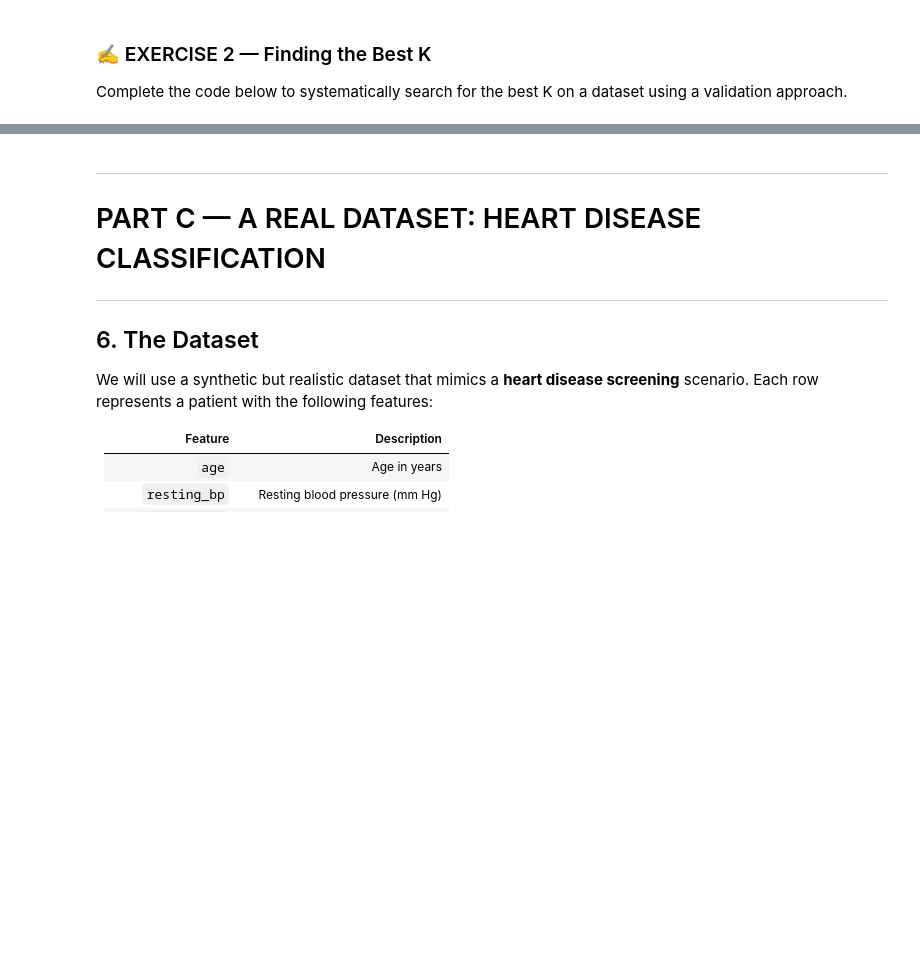
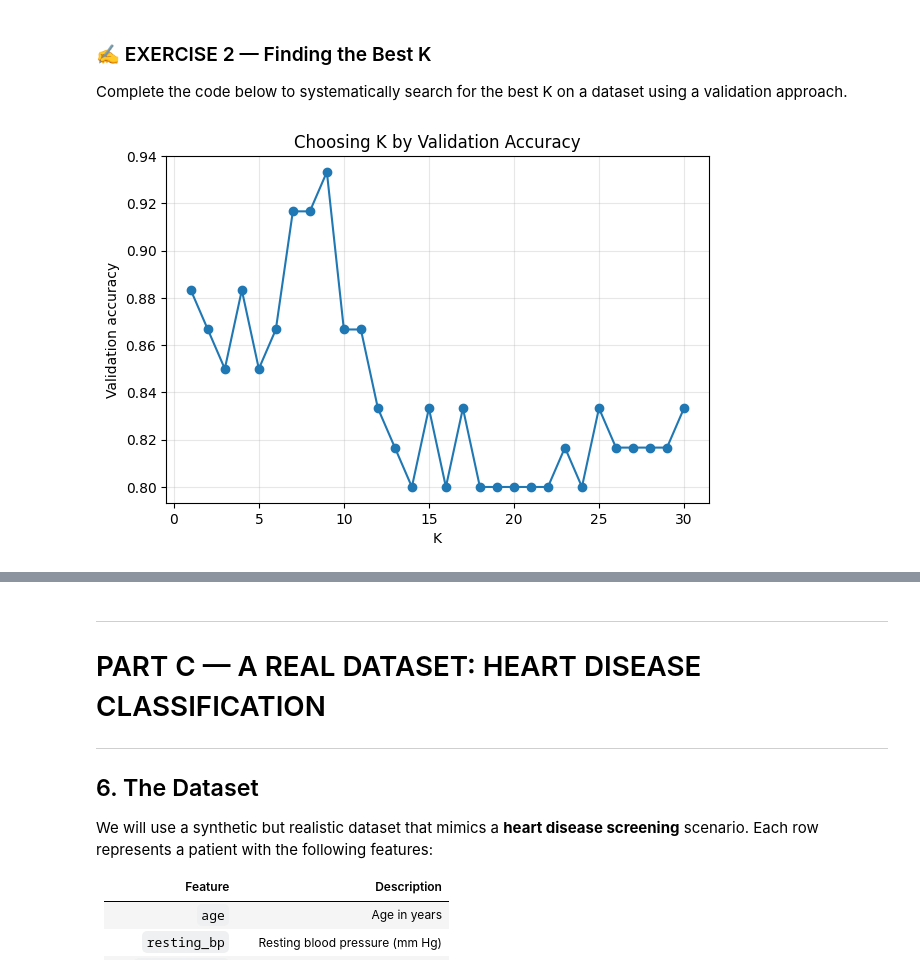
Before and after one commit to Kartikiscalm/IML-LAB-, a Jupyter notebook: Lab5_KNN.ipynb, the cells around one changed output, grey strips where cells are left out. Saved outputs shown, nothing was run; the diff lists cells and outputs as text; code cells hidden in the pictures; blank space fills up the shorter version.

```diff
--- a/Lab5_KNN.ipynb
+++ b/Lab5_KNN.ipynb
@@ -379,43 +409,74 @@ plt.show()
 Complete the code below to systematically search for the best K on a dataset using a validation approach.
 # %%
 # ===================== EXERCISE 2 =======================
+
 from sklearn.datasets import make_classification
+from sklearn.model_selection import train_test_split
+from sklearn.preprocessing import StandardScaler
+from sklearn.neighbors import KNeighborsClassifier
 
 X_ex2, y_ex2 = make_classification(
-    n_samples=300, n_features=4, n_informative=3,
-    n_redundant=1, random_state=RANDOM_STATE)
+    n_samples=300,
+    n_features=4,
+    n_informative=3,
+    n_redundant=1,
+    random_state=RANDOM_STATE
+)
 
-# TODO 1: split into train+val (80%) and final test (20%).
-#         Then split the 80% further into 75% train / 25% val.
-#         Use random_state=RANDOM_STATE and stratify=y_ex2 in both splits.
-# X_temp, X_test_ex2, y_temp, y_test_ex2 = train_test_split(...)
-# X_train_ex2, X_val_ex2, y_train_ex2, y_val_ex2 = train_test_split(...)
+# TODO 1: Split into train+val (80%) and final test (20%)
 
-# TODO 2: scale the features. Fit on training data only.
-#         Apply the same scaler to val and test sets.
-# scaler_ex2 = StandardScaler()
-# X_train_s = scaler_ex2.fit_transform(X_train_ex2)
-# X_val_s   = scaler_ex2.transform(X_val_ex2)
-# X_test_s  = scaler_ex2.transform(X_test_ex2)
+X_temp, X_test_ex2, y_temp, y_test_ex2 = train_test_split(
+    X_ex2,
+    y_ex2,
+    test_size=0.20,
+    random_state=RANDOM_STATE,
+    stratify=y_ex2
+)
 
-# TODO 3: loop over k in range(1, 31) and record validation accuracy for each k.
-# k_range = range(1, 31)
-# val_accs = []
-# for k in k_range:
-#     knn_k = KNeighborsClassifier(n_neighbors=k)
-#     knn_k.fit(X_train_s, y_train_ex2)
-#     val_accs.append(knn_k.score(X_val_s, y_val_ex2))
+# Split the 80% into 75% train and 25% validation
+X_train_ex2, X_val_ex2, y_train_ex2, y_val_ex2 = train_test_split(
+    X_temp,
+    y_temp,
+    test_size=0.25,
+    random_state=RANDOM_STATE,
+    stratify=y_temp
+)
 
-# TODO 4: plot validation accuracy vs. K.
-# plt.plot(k_range, val_accs, marker="o")
-# plt.xlabel("K")
-# plt.ylabel("Validation accuracy")
-# plt.title("Choosing K by Validation Accuracy")
-# plt.show()
+# TODO 2: Scale features using training data only
 
-# TODO 5: select the best K and evaluate it on the TEST set (only once).
-# best_k = list(k_range)[np.argmax(val_accs)]
-# final_knn = KNeighborsClassifier(n_neighbors=best_k)
-# final_knn.fit(X_train_s, y_train_ex2)
-# test_acc_ex2 = final_knn.score(X_test_s, y_test_ex2)
-# print(f"Best K: {best_k}  |  Test accuracy: {test_acc_ex2:.4f}")
+scaler_ex2 = StandardScaler()
+
+X_train_s = scaler_ex2.fit_transform(X_train_ex2)
+X_val_s = scaler_ex2.transform(X_val_ex2)
+X_test_s = scaler_ex2.transform(X_test_ex2)
+
+# TODO 3: Try K values from 1 to 30
+
+k_range = range(1, 31)
+val_accs = []
+
+for k in k_range:
+    knn_k = KNeighborsClassifier(n_neighbors=k)
+    knn_k.fit(X_train_s, y_train_ex2)
+    val_accs.append(knn_k.score(X_val_s, y_val_ex2))
+
+# TODO 4: Plot validation accuracy vs K
+
+plt.plot(k_range, val_accs, marker="o")
+plt.xlabel("K")
+plt.ylabel("Validation accuracy")
+plt.title("Choosing K by Validation Accuracy")
+plt.show()
+
+# TODO 5: Select best K and evaluate on TEST set only once
+
+best_k = list(k_range)[np.argmax(val_accs)]
+
+final_knn = KNeighborsClassifier(n_neighbors=best_k)
+final_knn.fit(X_train_s, y_train_ex2)
+
+test_acc_ex2 = final_knn.score(X_test_s, y_test_ex2)
+
+print(f"Best K: {best_k}  |  Test accuracy: {test_acc_ex2:.4f}")
+# %% [output]
+[figure, added]
```
Also changed, not shown: parts of 11 cells of this notebook.
